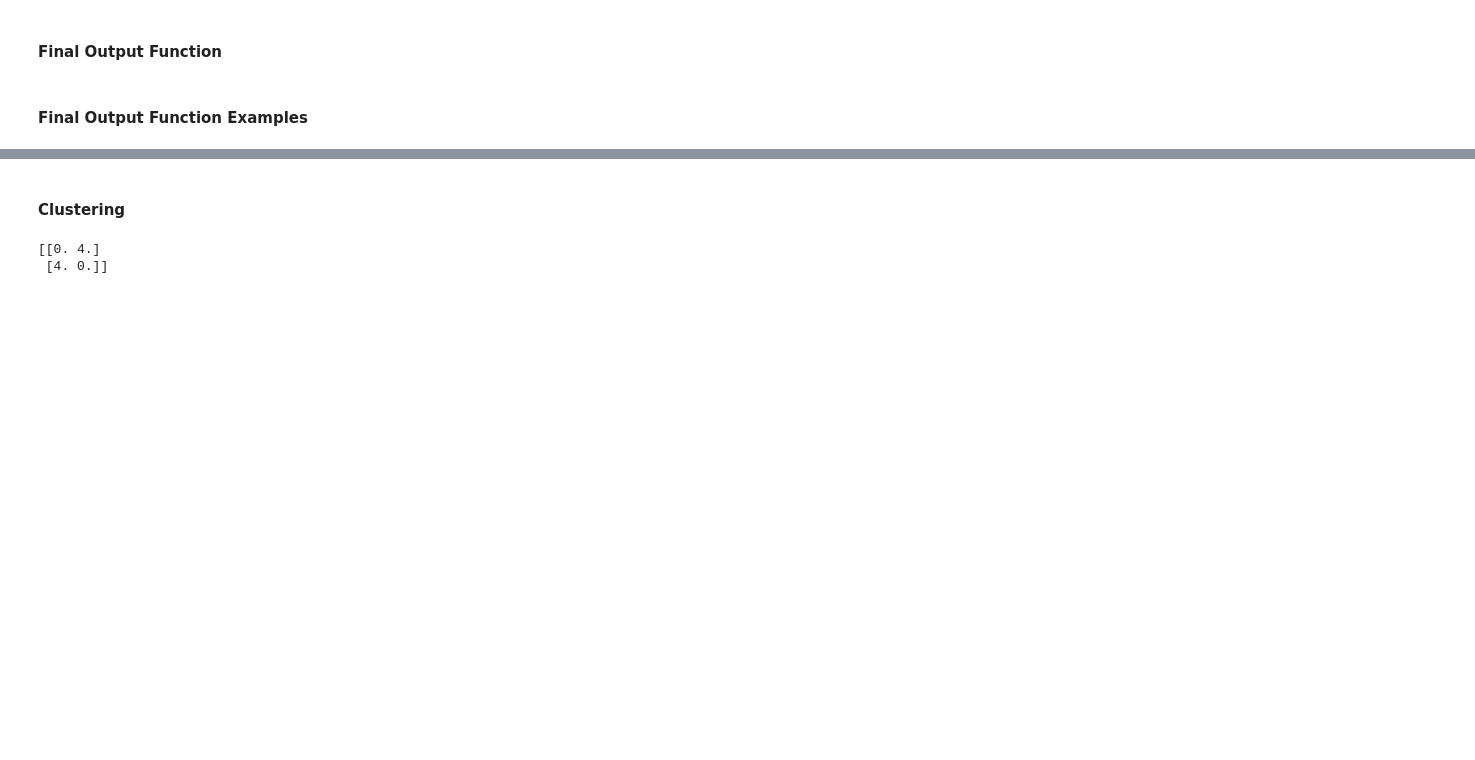
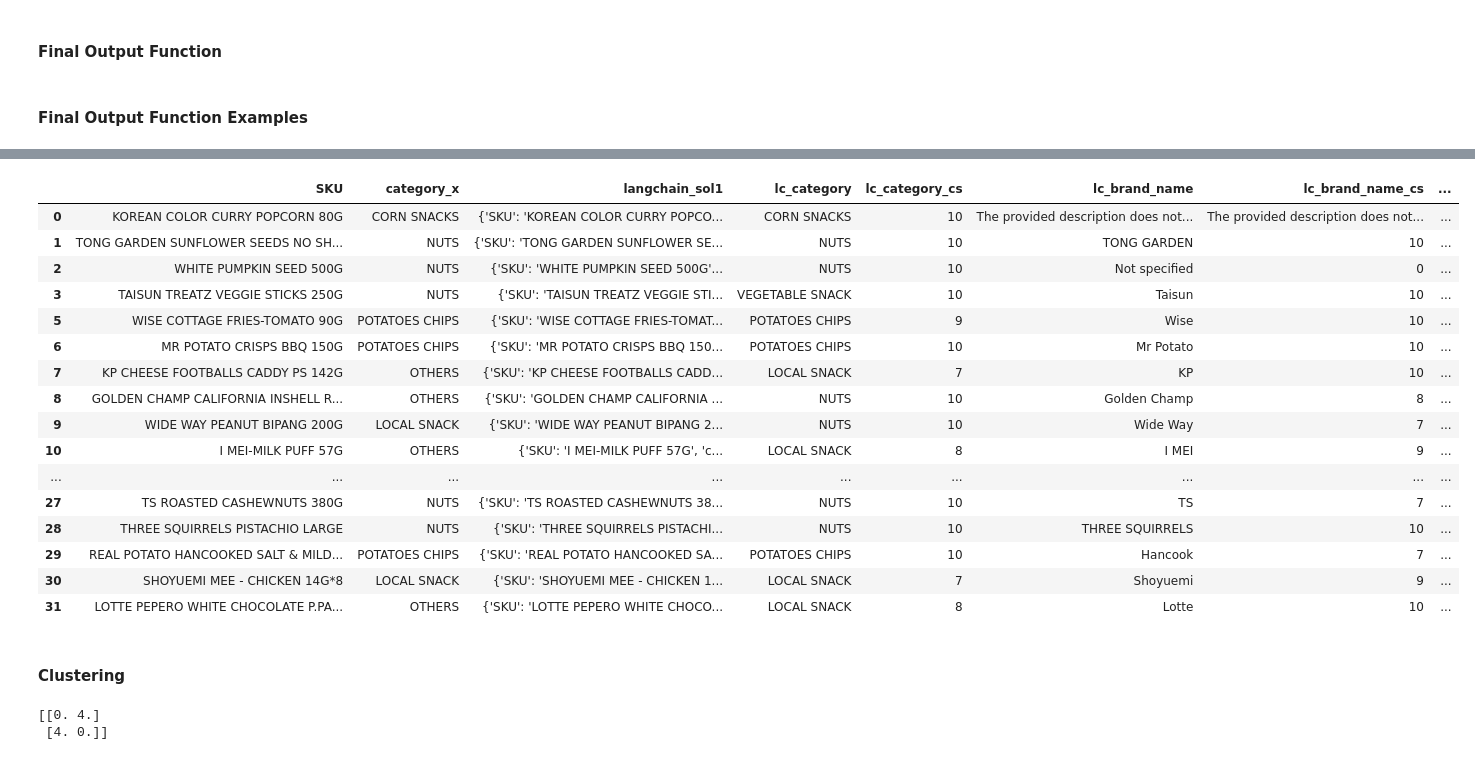
Before and after one commit to rajarshibain/bcn-labs-string-parsing, a Jupyter notebook: src/notebook/example_selector_chain_output.ipynb, the cells around one changed output, grey strips where cells are left out. Saved outputs shown, nothing was run; the diff lists cells and outputs as text; code cells hidden in the pictures; blank space fills up the shorter version.

```diff
--- a/src/notebook/example_selector_chain_output.ipynb
+++ b/src/notebook/example_selector_chain_output.ipynb
@@ -495,6 +443,6 @@ Return your output as a json, with four keys: number_of_units, volume_per_unit,
 ONLY RETURN THE JSON IN THE CORRECT FORMAT.'''
 # %%
-def level_output(sku_input, output_key = output_key_3 , keys_to_extract = keys_to_extract_3,  input_variables = ['SKU'] , examples= initial_examples, input_prompt= prompt_level3, model = 'gpt-4-0613', temperature = 0.6,  output_format_prompt= output_prompt_level3):
+def level_output(sku_input, output_key = output_key_3 , keys_to_extract = keys_to_extract_3,  input_variables = ['SKU'] , examples= initial_examples, input_prompt= prompt_level3, model = 'gpt-4-0613', temperature = 0.4,  output_format_prompt= output_prompt_level3):
     '''
     Input
 
@@ -527,6 +475,6 @@ def level_output(sku_input, output_key = output_key_3 , keys_to_extract = keys_t
 
     return level1_chain.run(SKU = sku_input)
 
-a = level_output(sku_input= "HEI XIONG- BROWN RICE CRACKER ROLL (SEAWEED FLAVOR", keys_to_extract= keys_to_extract_3, output_key= output_key_3)
+# a = level_output(sku_input= "HEI XIONG- BROWN RICE CRACKER ROLL (SEAWEED FLAVOR", keys_to_extract= keys_to_extract_3, output_key= output_key_3)
 
-a
+# a
@@ -990,8 +1205,11 @@ test_3_results[['SKU', 'lc_number_of_units', 'lc_volume_per_unit']]
 # %% [markdown]
 #### Google Agent Prompt
 # %%
-initial_prompt_agent = ''' For the following product description tell me the Category, Brand Name , Flavour and pack size, description :
-'''
+initial_prompt_agent = ''' For the following product description tell me the Category, Brand Name , Flavour description : '''
 
-output_prompt_agent = '''If you don't have an answer for any of the questions, respond as not applicabe. Your response should ALWAYS be a json file with the following dictionary keys google_category, google_brand_name, google_flavour, google_pack_size. Don't return anything but a json file.
-'''
+output_prompt_agent = '''.
+You can try and use the everrise website for possible solutions.
+The category answer shouldn't be snacks, but should belong to the class of different types snacks,
+if you don't have an answer for any of the questions, reply not applicabe.
+Your response should ALWAYS be a json file with the following keys google_category, google_brand_name, google_flavour.
+Return ONLY a json file. '''
@@ -1035,19 +1298,17 @@ def parse_google_agent_output(result):
     #print(result)
     try:
         result = json.loads(result)
-        category = result['google_category']
-        brand_name = result['google_brand_name']
-        pack_size = result['google_pack_size']
-        flavour =  result['google_flavour']
+        category = result['ga_category']
+        brand_name = result['ga_brand_name']
+        flavour =  result['ga_flavour']
     except:
         category = ''
         brand_name = ''
-        pack_size = ''
         flavour = ''
-    return category, brand_name, pack_size, flavour
+    return category, brand_name, flavour
 
 def apply_parse_google_agent_output(df):
-    df['google_category'], df['google_brand_name'], df['google_pack_size'], df['google_flavour'] = zip(*df['google_agent_json_soln'].apply(parse_google_agent_output))
+    df['google_category'], df['google_brand_name'], df['google_flavour'] = zip(*df['google_agent_json_soln'].apply(parse_google_agent_output))
     return df
 # %%
 def final_google_agent_output(input_data, description):
@@ -1255,0 +1458,2 @@ from sklearn.cluster import DBSCAN
+# %%
+top_31 = final_output_function(top_31, 'SKU', option = 'Both')
@@ -1255,0 +1512,20 @@ from sklearn.cluster import DBSCAN
+# %%
+top_31
+# %% [output]
+|  | SKU | category_x | langchain_sol1 | lc_category | lc_category_cs | lc_brand_name | lc_brand_name_cs | ... |
+| 0 | KOREAN COLOR CURRY POPCORN 80G | CORN SNACKS | {'SKU': 'KOREAN COLOR CURRY POPCO... | CORN SNACKS | 10 | The provided description does not... | The provided description does not... | ... |
+| 1 | TONG GARDEN SUNFLOWER SEEDS NO SH... | NUTS | {'SKU': 'TONG GARDEN SUNFLOWER SE... | NUTS | 10 | TONG GARDEN | 10 | ... |
+| 2 | WHITE PUMPKIN SEED 500G | NUTS | {'SKU': 'WHITE PUMPKIN SEED 500G'... | NUTS | 10 | Not specified | 0 | ... |
+| 3 | TAISUN TREATZ VEGGIE STICKS 250G | NUTS | {'SKU': 'TAISUN TREATZ VEGGIE STI... | VEGETABLE SNACK | 10 | Taisun | 10 | ... |
+| 5 | WISE COTTAGE FRIES-TOMATO 90G | POTATOES CHIPS | {'SKU': 'WISE COTTAGE FRIES-TOMAT... | POTATOES CHIPS | 9 | Wise | 10 | ... |
+| 6 | MR POTATO CRISPS BBQ 150G | POTATOES CHIPS | {'SKU': 'MR POTATO CRISPS BBQ 150... | POTATOES CHIPS | 10 | Mr Potato | 10 | ... |
+| 7 | KP CHEESE FOOTBALLS CADDY PS 142G | OTHERS | {'SKU': 'KP CHEESE FOOTBALLS CADD... | LOCAL SNACK | 7 | KP | 10 | ... |
+| 8 | GOLDEN CHAMP CALIFORNIA INSHELL R... | OTHERS | {'SKU': 'GOLDEN CHAMP CALIFORNIA ... | NUTS | 10 | Golden Champ | 8 | ... |
+| 9 | WIDE WAY PEANUT BIPANG 200G | LOCAL SNACK | {'SKU': 'WIDE WAY PEANUT BIPANG 2... | NUTS | 10 | Wide Way | 7 | ... |
+| 10 | I MEI-MILK PUFF 57G | OTHERS | {'SKU': 'I MEI-MILK PUFF 57G', 'c... | LOCAL SNACK | 8 | I MEI | 9 | ... |
+| ... | ... | ... | ... | ... | ... | ... | ... | ... |
+| 27 | TS ROASTED CASHEWNUTS 380G | NUTS | {'SKU': 'TS ROASTED CASHEWNUTS 38... | NUTS | 10 | TS | 7 | ... |
+| 28 | THREE SQUIRRELS PISTACHIO LARGE | NUTS | {'SKU': 'THREE SQUIRRELS PISTACHI... | NUTS | 10 | THREE SQUIRRELS | 10 | ... |
+| 29 | REAL POTATO HANCOOKED SALT & MILD... | POTATOES CHIPS | {'SKU': 'REAL POTATO HANCOOKED SA... | POTATOES CHIPS | 10 | Hancook | 7 | ... |
+| 30 | SHOYUEMI MEE - CHICKEN 14G*8 | LOCAL SNACK | {'SKU': 'SHOYUEMI MEE - CHICKEN 1... | LOCAL SNACK | 7 | Shoyuemi | 9 | ... |
+| 31 | LOTTE PEPERO WHITE CHOCOLATE P.PA... | OTHERS | {'SKU': 'LOTTE PEPERO WHITE CHOCO... | LOCAL SNACK | 8 | Lotte | 10 | ... |
```
Also changed, not shown: parts of 113 cells of this notebook, 11 other files.
